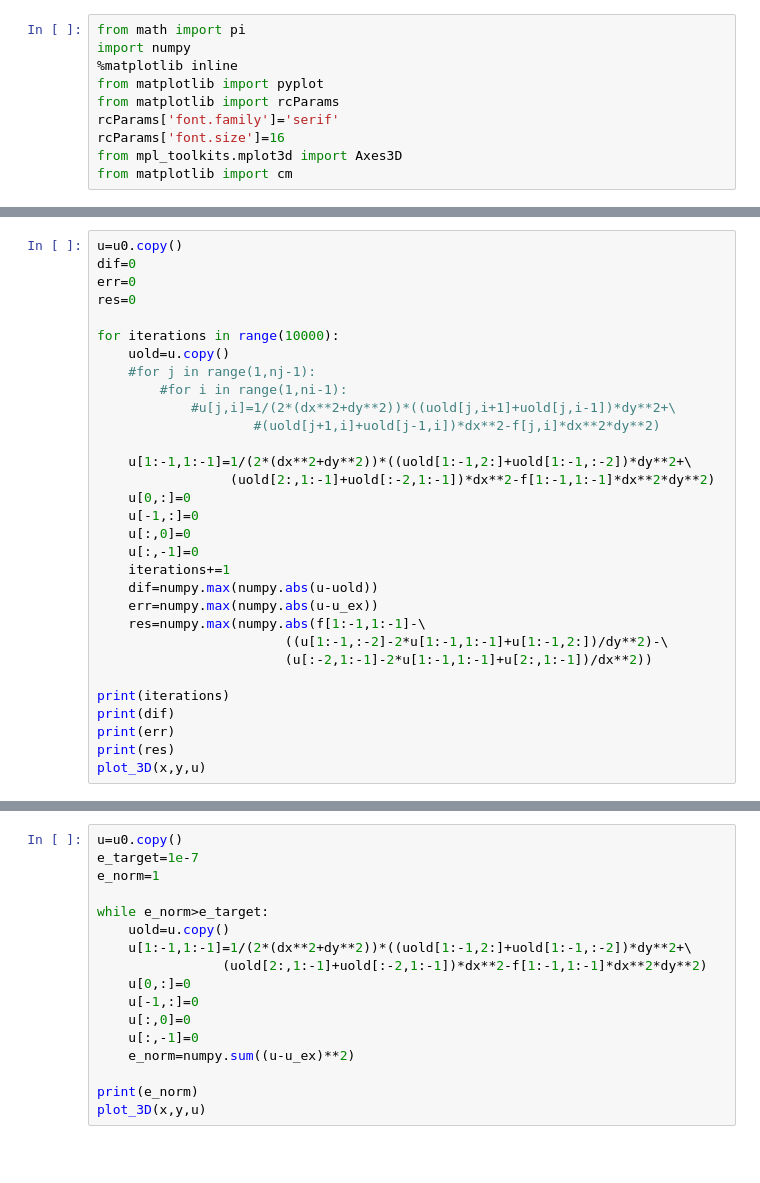
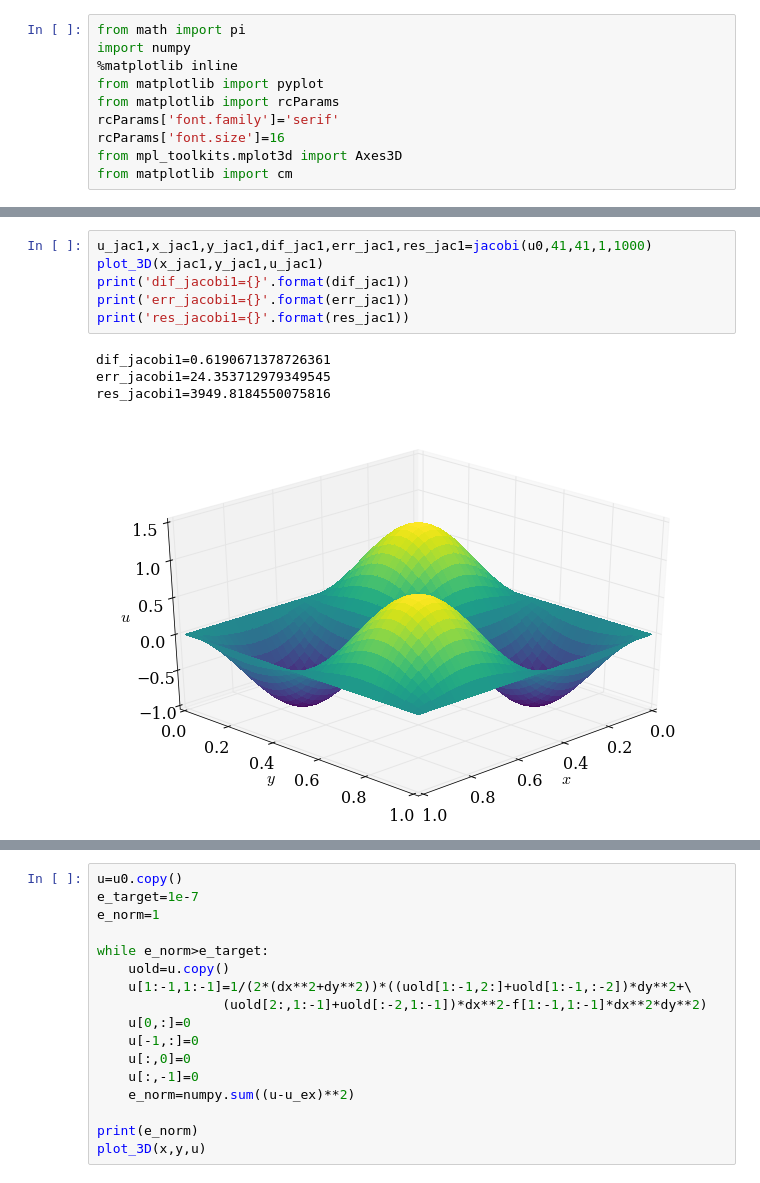
Before and after one commit to yujiasheng912/MAE6225, a Jupyter notebook: poisson2d_2.ipynb, the cells around one changed output, grey strips where cells are left out. Cells and saved outputs as stored; diff of their text form; blank space fills up the shorter version.

```diff
--- a/poisson2d_2.ipynb
+++ b/poisson2d_2.ipynb
@@ -50,31 +62,0 @@ plot_3D(x,y,u0)
-# %%
-u=u0.copy()
-dif=0
-err=0
-res=0
-
-for iterations in range(10000):
-    uold=u.copy()
-    #for j in range(1,nj-1):
-        #for i in range(1,ni-1):
-            #u[j,i]=1/(2*(dx**2+dy**2))*((uold[j,i+1]+uold[j,i-1])*dy**2+\
-                    #(uold[j+1,i]+uold[j-1,i])*dx**2-f[j,i]*dx**2*dy**2)
-
-    u[1:-1,1:-1]=1/(2*(dx**2+dy**2))*((uold[1:-1,2:]+uold[1:-1,:-2])*dy**2+\
-                 (uold[2:,1:-1]+uold[:-2,1:-1])*dx**2-f[1:-1,1:-1]*dx**2*dy**2)
-    u[0,:]=0
-    u[-1,:]=0
-    u[:,0]=0
-    u[:,-1]=0
-    iterations+=1
-    dif=numpy.max(numpy.abs(u-uold))
-    err=numpy.max(numpy.abs(u-u_ex))
-    res=numpy.max(numpy.abs(f[1:-1,1:-1]-\
-                        ((u[1:-1,:-2]-2*u[1:-1,1:-1]+u[1:-1,2:])/dy**2)-\
-                        (u[:-2,1:-1]-2*u[1:-1,1:-1]+u[2:,1:-1])/dx**2))
-
-print(iterations)
-print(dif)
-print(err)
-print(res)
-plot_3D(x,y,u)
@@ -86,0 +116,11 @@ plot_3D(x,y,u)
+# %%
+u_jac1,x_jac1,y_jac1,dif_jac1,err_jac1,res_jac1=jacobi(u0,41,41,1,1000)
+plot_3D(x_jac1,y_jac1,u_jac1)
+print('dif_jacobi1={}'.format(dif_jac1))
+print('err_jacobi1={}'.format(err_jac1))
+print('res_jacobi1={}'.format(res_jac1))
+# %% [output]
+dif_jacobi1=0.6190671378726361
+err_jacobi1=24.353712979349545
+res_jacobi1=3949.8184550075816
+[figure, added]
```
Also changed, not shown: parts of 17 cells of this notebook.
